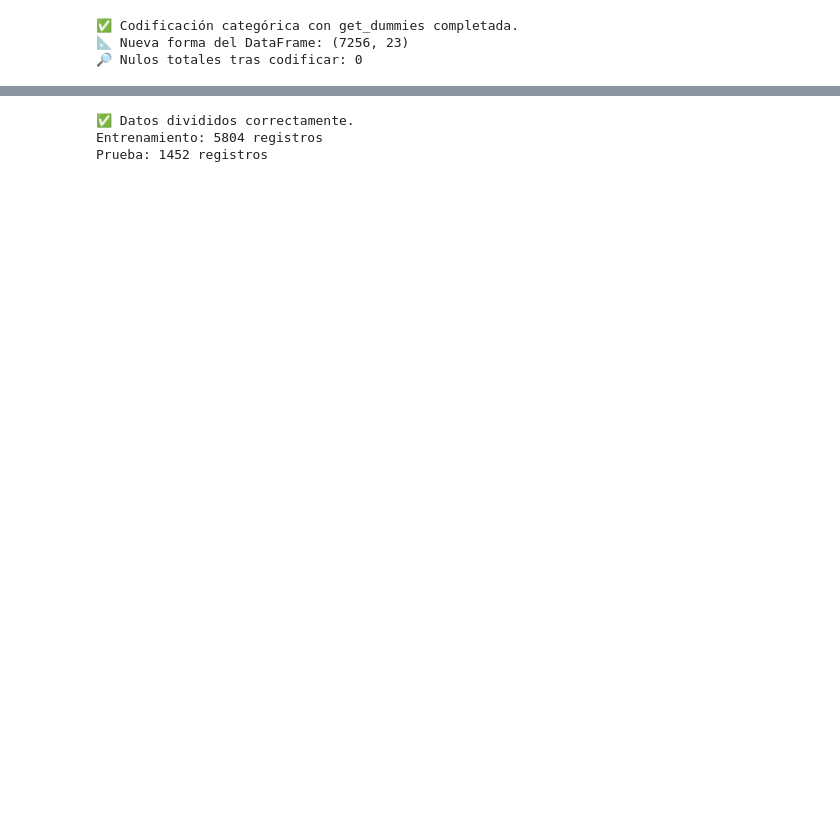
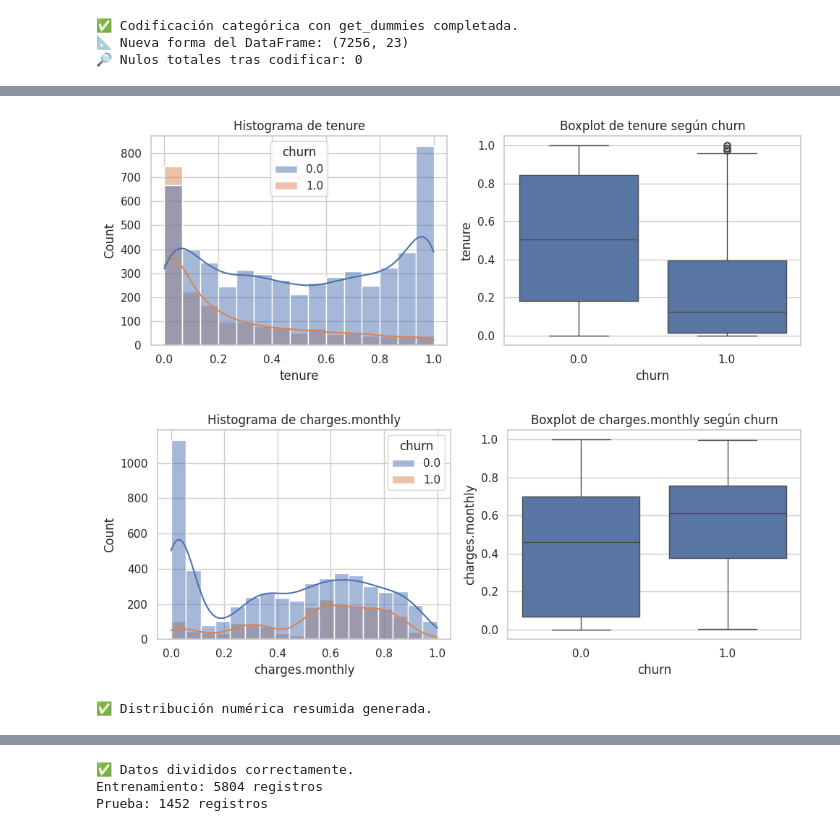
Before and after one commit to PamelaOrmeno/TelecomX_parte2_Latam, a Jupyter notebook: TelecomX_parte2_Latam.ipynb, the cells around one changed output, grey strips where cells are left out. Drawn from its saved outputs; the diff is of its cells as text; code cells hidden in the pictures; blank space fills up the shorter version.

```diff
--- a/TelecomX_parte2_Latam.ipynb
+++ b/TelecomX_parte2_Latam.ipynb
@@ -363 +521,28 @@ except Exception as e:
+# %%
+try:
+    num_cols_key = ["tenure", "charges.monthly"]
+
+    for col in num_cols_key:
+        if col in df.columns:
+            fig, axes = plt.subplots(1, 2, figsize=(10,4))
+
+            sns.histplot(data=df, x=col, hue="churn", kde=True, ax=axes[0])
+            axes[0].set_title(f"Histograma de {col}")
+
+            sns.boxplot(data=df, x="churn", y=col, ax=axes[1])
+            axes[1].set_title(f"Boxplot de {col} según churn")
+
+            plt.tight_layout()
+            plt.show()
+        else:
+            print(f"⚠️ La columna {col} no está en el DataFrame.")
+
+    print("✅ Distribución numérica resumida generada.")
+
+except Exception as e:
+    print(f"❌ Error en 4.2.2: {e}")
+# %% [output]
+[figure, added]
+[figure, added]
+✅ Distribución numérica resumida generada.
 # %% [markdown]
```
Also changed, not shown: parts of 44 cells of this notebook.
